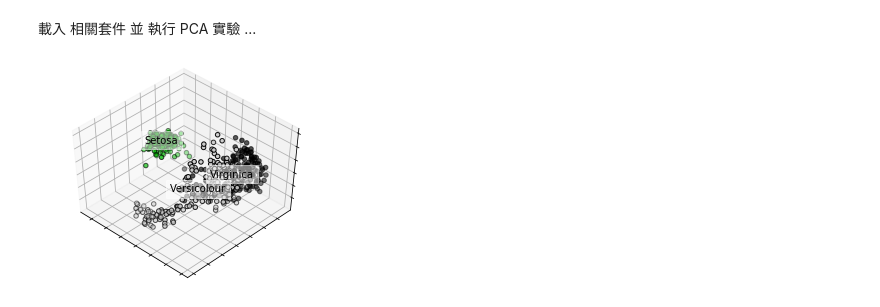
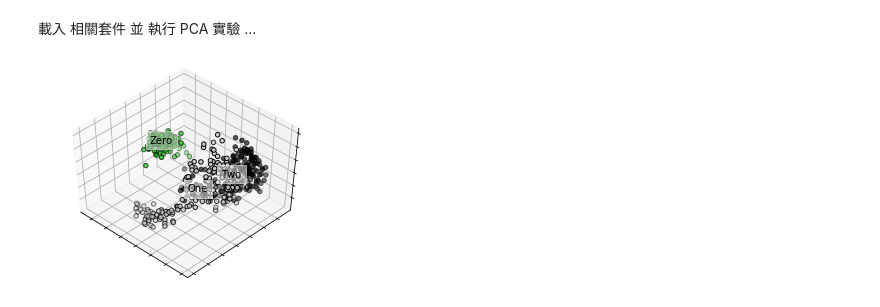
Before and after one commit to sangasu/3rd-ML100Days, a Jupyter notebook: homework/Day_059_HW.ipynb, the cells around one changed output. Cells and saved outputs as stored; diff of their text form; code cells hidden in the pictures.

```diff
--- a/homework/Day_059_HW.ipynb
+++ b/homework/Day_059_HW.ipynb
@@ -21,28 +21,28 @@ pca = decomposition.PCA(n_components=3)
 # %%
 pca.fit(X)
 X = pca.transform(X)
 
 fig = plt.figure(1, figsize=(4, 3))
 plt.clf()
 ax = Axes3D(fig, rect=[0, 0, .95, 1], elev=48, azim=134)
 plt.cla()
 
 
-for name, label in [('Setosa', 0), ('Versicolour', 1), ('Virginica', 2)]:
+for name, label in [('Zero', 0), ('One', 1), ('Two', 2)]:
     ax.text3D(X[y == label, 0].mean(),
               X[y == label, 1].mean() + 1.5,
               X[y == label, 2].mean(), name,
               horizontalalignment='center',
               bbox=dict(alpha=.5, edgecolor='w', facecolor='w'))
 # Reorder the labels to have colors matching the cluster results
 y = np.choose(y, [1, 2, 0]).astype(np.float)
 ax.scatter(X[:, 0], X[:, 1], X[:, 2], c=y, cmap=plt.cm.nipy_spectral,
            edgecolor='k')
 
 ax.w_xaxis.set_ticklabels([])
 ax.w_yaxis.set_ticklabels([])
 ax.w_zaxis.set_ticklabels([])
 
 plt.show()
 # %% [output]
-[figure, old version]
+[figure, new version]
```
